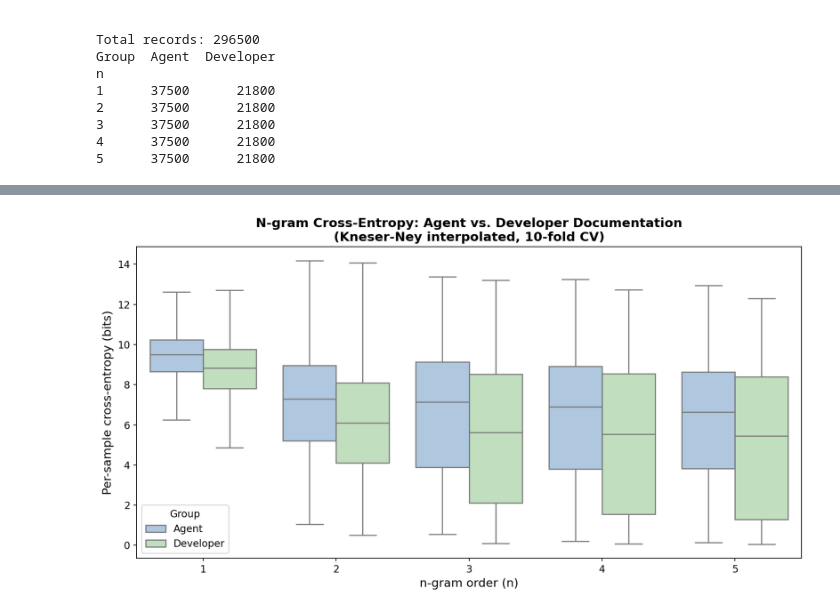
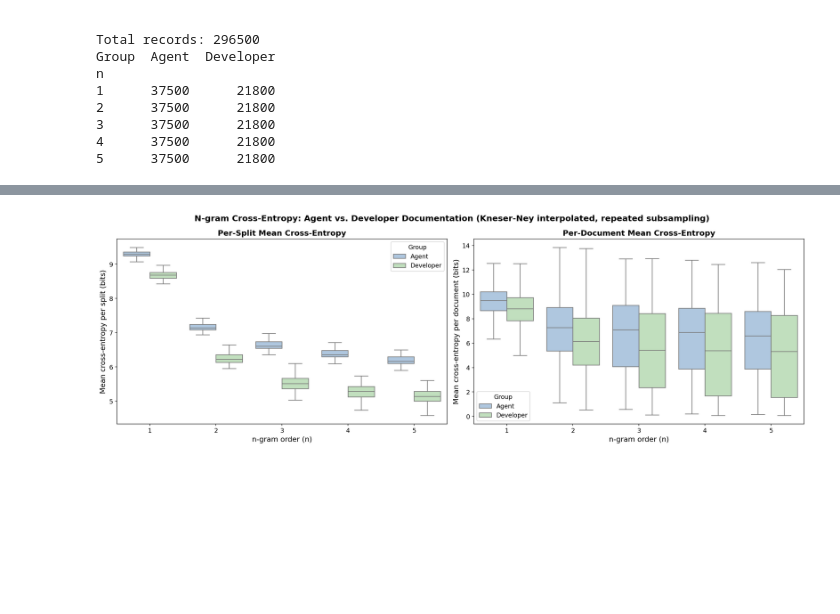
Before and after one commit to LukasOttenhof/On-the-Naturalness-of-Agent-Generated-Documentation, a Jupyter notebook: analysis/rq1/n-gram.ipynb, the cells around one changed output, grey strips where cells are left out. Drawn from its saved outputs; the diff is of its cells as text; code cells hidden in the pictures; blank space fills up the shorter version.

Commit message:
New CE Results with 100 random samples

```diff
--- a/analysis/rq1/n-gram.ipynb
+++ b/analysis/rq1/n-gram.ipynb
@@ -111,12 +111,14 @@ for n in range(1, 6):
     for label, docs in [("Agent", agent_docs), ("Developer", developer_docs)]:
         arr = np.array(docs, dtype=object)
         ss = ShuffleSplit(n_splits=N_SPLITS, test_size=0.1, random_state=42) # split the data
+        split = 1
         for train_idx, test_idx in ss.split(arr):
             model, train_vocab = train_lm(n, arr[train_idx])
-            for doc in arr[test_idx]:
+            for doc_i, doc in zip(test_idx, arr[test_idx]):
                 ce = doc_cross_entropy(model, train_vocab, doc, n)
                 if not np.isnan(ce):
-                    records.append({"n": n, "Group": label, "cross_entropy": ce})
+                    records.append({"n": n, "Group": label, "doc_id": int(doc_i), "cross_entropy": ce, "Split": split})
+            split +=1
         print(".", end="", flush=True)
     print(" done")
 
@@ -190,47 +167,81 @@ n Group
 5 Agent      6.1934  2.9956
   Developer  5.1385  3.4878
 # %%
+results = pd.read_csv("n_gram_cross_entropy.csv")
+
 def sig_label(p):
     if p < 0.001: return '***'
     if p < 0.01:  return '**'
     if p < 0.05:  return '*'
     return 'ns'
 
 def rank_biserial(x, y, U=None):
     """Rank-biserial correlation effect size for Mann-Whitney U (Wendt, 1972)."""
     if U is None:
         U, _ = mannwhitneyu(x, y, alternative="two-sided")
     return 1 - (2 * U) / (len(x) * len(y))
 
 palette = {"Agent": "#A7C7E7", "Developer": "#BDE5B8"}
 
-fig, ax = plt.subplots(figsize=(11, 6), dpi=150)
+# ---- collapse tables ----
+per_doc = (results
+    .groupby(["n", "Group", "doc_id"])["cross_entropy"]
+    .mean()
+    .reset_index())
+
+per_split = (results
+    .groupby(["n", "Group", "Split"])["cross_entropy"]
+    .mean()
+    .reset_index())
+
+# ---- two side-by-side boxplots ----
+fig, axes = plt.subplots(1, 2, figsize=(18, 6), dpi=150)
 
 sns.boxplot(
-    data=results, x="n", y="cross_entropy", hue="Group",
+    data=per_split, x="n", y="cross_entropy", hue="Group",
     palette=palette, showfliers=False, linewidth=1.2,
-    order=[1, 2, 3, 4, 5], ax=ax,
+    order=[1, 2, 3, 4, 5], ax=axes[0],
 )
+axes[0].set_xlabel("n-gram order (n)", fontsize=13)
+axes[0].set_ylabel("Mean cross-entropy per split (bits)", fontsize=13)
+axes[0].set_title("Per-Split Mean Cross-Entropy", fontsize=14, fontweight="bold")
+axes[0].legend(title="Group", fontsize=11, title_fontsize=11)
+axes[0].tick_params(axis="both", labelsize=11)
 
-ax.set_xlabel("n-gram order (n)", fontsize=13)
-ax.set_ylabel("Per-sample cross-entropy (bits)", fontsize=13)
-ax.set_title(
-    "N-gram Cross-Entropy: Agent vs. Developer Documentation\n"
-    "(Kneser-Ney interpolated, 10-fold CV)",
-    fontsize=14, fontweight="bold"
+sns.boxplot(
+    data=per_doc, x="n", y="cross_entropy", hue="Group",
+    palette=palette, showfliers=False, linewidth=1.2,
+    order=[1, 2, 3, 4, 5], ax=axes[1],
 )
-ax.legend(title="Group", fontsize=11, title_fontsize=11)
-ax.tick_params(axis="both", labelsize=11)
+axes[1].set_xlabel("n-gram order (n)", fontsize=13)
+axes[1].set_ylabel("Mean cross-entropy per document (bits)", fontsize=13)
+axes[1].set_title("Per-Document Mean Cross-Entropy", fontsize=14, fontweight="bold")
+axes[1].legend(title="Group", fontsize=11, title_fontsize=11)
+axes[1].tick_params(axis="both", labelsize=11)
+
+fig.suptitle(
+    "N-gram Cross-Entropy: Agent vs. Developer Documentation "
+    "(Kneser-Ney interpolated, repeated subsampling)",
+    fontsize=15, fontweight="bold"
+)
 plt.tight_layout()
 plt.savefig("ngram_cross_entropy.png", dpi=300, bbox_inches="tight")
 plt.show()
 
-print("\nMann-Whitney U p-values (two-sided, uncorrected) and rank-biserial correlation:")
+print("\nMann-Whitney U (per-document collapse) and rank-biserial correlation:")
 for n in range(1, 6):
-    ag = results[(results["n"] == n) & (results["Group"] == "Agent")]["cross_entropy"].values
-    dv = results[(results["n"] == n) & (results["Group"] == "Developer")]["cross_entropy"].values
+    ag = per_doc[(per_doc["n"] == n) & (per_doc["Group"] == "Agent")]["cross_entropy"].values
+    dv = per_doc[(per_doc["n"] == n) & (per_doc["Group"] == "Developer")]["cross_entropy"].values
     U, p = mannwhitneyu(ag, dv, alternative="two-sided")
     rbc = rank_biserial(ag, dv, U=U)
-    print(f"  n={n}: p={p:.4e}  {sig_label(p)}  rank-biserial r={rbc:+.3f}")
+    print(f"  n={n}: nag={len(ag)} ndv={len(dv)}  p={p:.4e} {sig_label(p)}  r_rb={rbc:+.3f}")
+
+print("\nPer-split means (DIAGNOSTIC ONLY — not an independent-sample test, see note):")
+for n in range(1, 6):
+    ag = per_split[(per_split["n"] == n) & (per_split["Group"] == "Agent")]["cross_entropy"].values
+    dv = per_split[(per_split["n"] == n) & (per_split["Group"] == "Developer")]["cross_entropy"].values
+    U, p = mannwhitneyu(ag, dv, alternative="two-sided")
+    rbc = rank_biserial(ag, dv, U=U)
+    print(f"  n={n}: nag={len(ag)} ndv={len(dv)}  p={p:.4e} {sig_label(p)}  r_rb={rbc:+.3f}")
 # %% [output]
-[figure, old version]
+[figure, new version]
```
Also changed, not shown: parts of 2 cells of this notebook, 3 other files.
